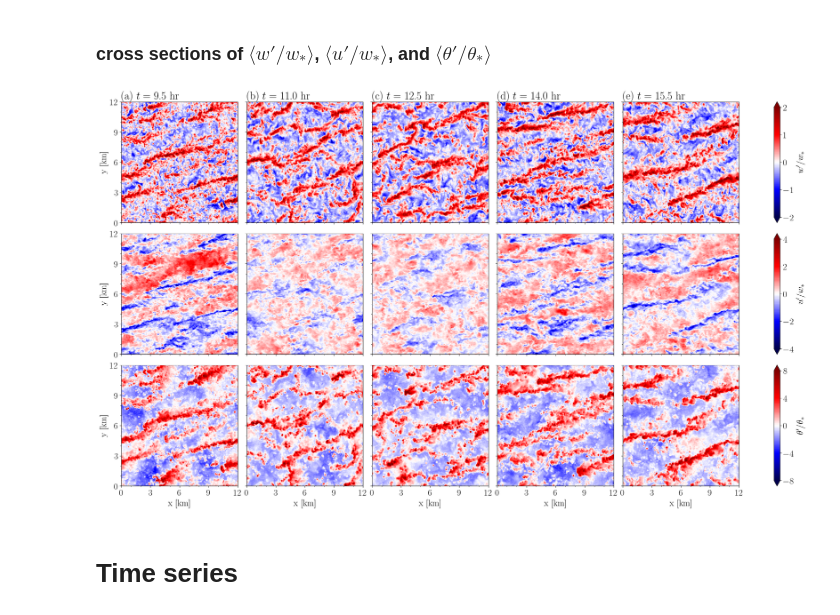
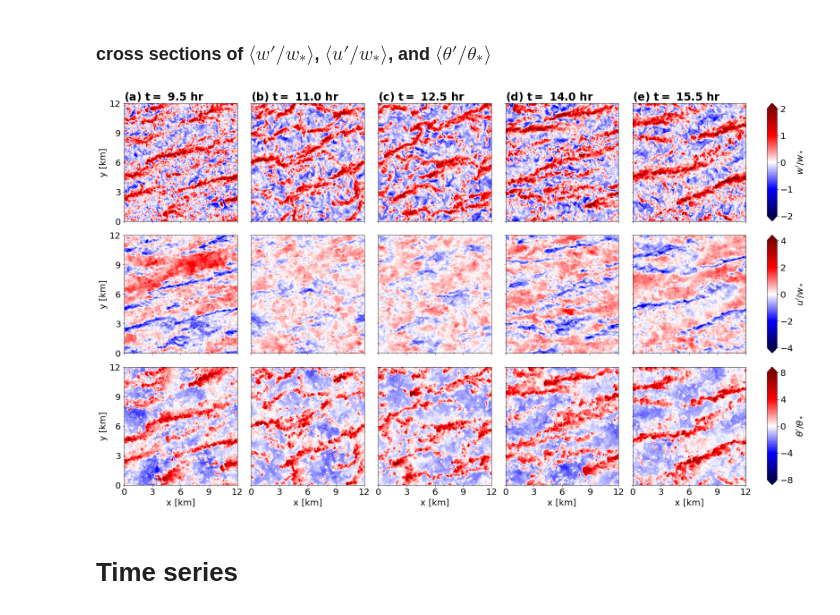
Before and after one commit to Salesky-ABL/ABL_Transition, a Jupyter notebook: plotting/plot_transition.ipynb, the cells around one changed output. Drawn from its saved outputs; the diff is of its cells as text; code cells hidden in the pictures.

Commit message:
new plots for manuscript

```diff
--- a/plotting/plot_transition.ipynb
+++ b/plotting/plot_transition.ipynb
@@ -51,3 +46,18 @@ rc('figure',facecolor='white')
+# %%
+# plotting setup
+
+# Set the font weight for plot titles
+plt.rcParams['axes.titleweight'] = 'bold'
+
+# Set the font weight for x-axis and y-axis labels
+plt.rcParams['axes.labelweight'] = 'normal'
+
+plt.rcParams['text.latex.preamble'] = r'\usepackage{bm}'
+
+# Other plotting setup
+rc('font', family='sans-serif')
+rc('font', weight='normal', size=20)
+rc('figure', facecolor='white')
 # %% [markdown]
 # Cross-sections
 # %%
@@ -155,35 +165,35 @@ for jt, iax in enumerate(ax[2,:].flatten()):
     # keep cf handle
     cfax3.append(cfax)
 
 # colorbars
 cbw = plt.colorbar(cfax1[0], ax=ax[0,:], orientation='vertical')
 cbw.set_label("$w'/w_*$")
 cbw.set_ticks(np.arange(-2,2.1,1))
 cbu = plt.colorbar(cfax2[0], ax=ax[1,:], orientation='vertical')
 cbu.set_label("$u'/w_*$")
 cbu.set_ticks(np.arange(-4,4.1,2))
 cbt = plt.colorbar(cfax3[0], ax=ax[2,:], orientation='vertical')
 cbt.set_label("$\\theta' / \\theta_*$")
 cbt.set_ticks(np.arange(-8,8.1,4))
 
 # figure titles
 for jt, (iax, lab) in enumerate(zip(ax[0,:].flatten(), list("abcde"))):
-    iax.set_title(f"({lab}) $t =$ {d1.time[jt].values} hr", loc="left")
+    iax.set_title(f"({lab}) $\\bf{{t}} =$ {d1.time[jt].values} hr", loc="left")
 
 # axis labels
 for i, iax in enumerate(ax[:,0]):
     iax.set_ylabel("y [km]")
     iax.yaxis.set_major_locator(MultipleLocator(3))
     iax.yaxis.set_minor_locator(MultipleLocator(1))
 for i, iax in enumerate(ax[2,:]):
     iax.set_xlabel("x [km]")
     iax.xaxis.set_major_locator(MultipleLocator(3))
     iax.xaxis.set_minor_locator(MultipleLocator(1))
 
 # save fig
 fig.savefig(f"{figdir}{sim}_3x5.png")
 # %% [output]
-[figure, old version]
+[figure, new version]
 # %% [markdown]
 # Time series
 # %%
```
Also changed, not shown: parts of 5 cells of this notebook, 5 other files.
